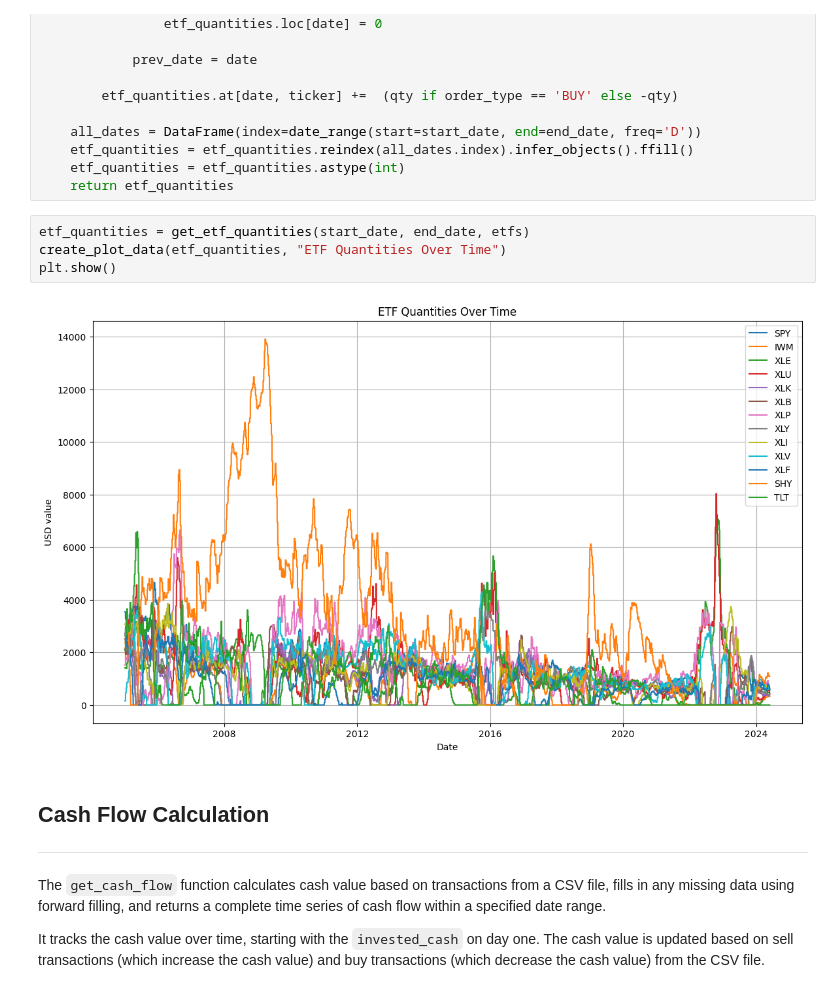
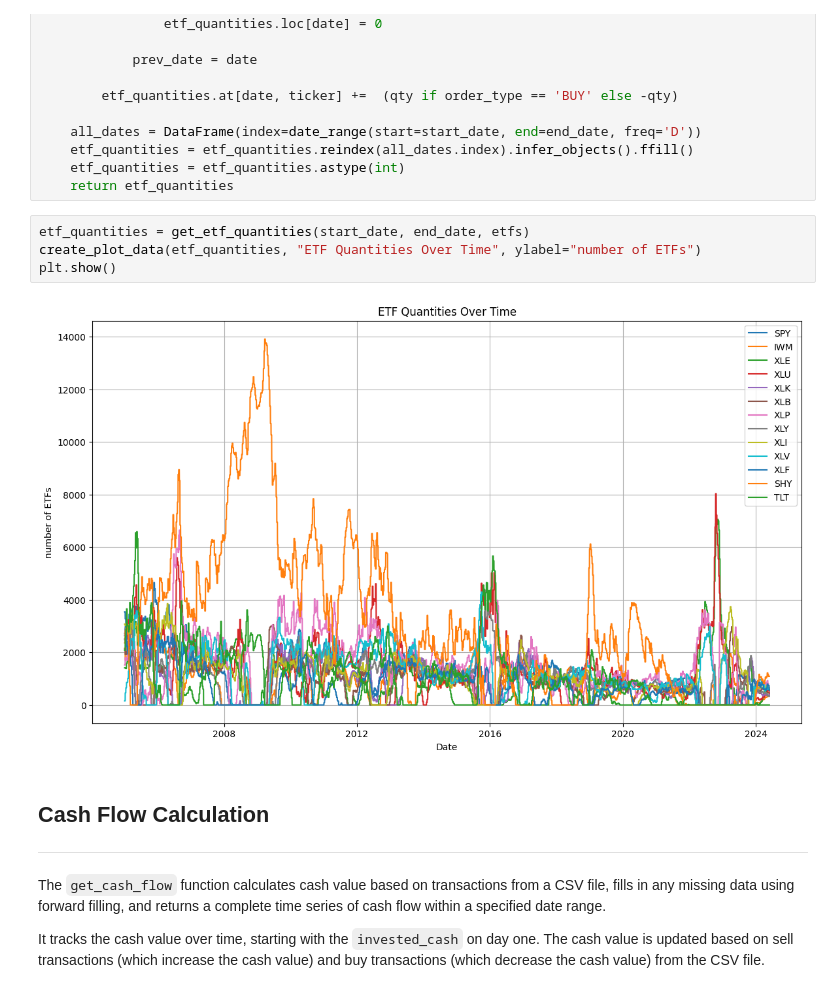
Before and after one commit to gyorgykoszegi39/portfolio-performance-be, a Jupyter notebook: jupyter_portfolio_performance.ipynb, the cells around one changed output. Saved outputs shown, nothing was run; the diff lists cells and outputs as text.

```diff
--- a/jupyter_portfolio_performance.ipynb
+++ b/jupyter_portfolio_performance.ipynb
@@ -198,10 +198,10 @@ def get_etf_quantities(start_date: Timestamp, end_date: Timestamp, etfs: List[st
     return etf_quantities
 # %%
 etf_quantities = get_etf_quantities(start_date, end_date, etfs)
-create_plot_data(etf_quantities, "ETF Quantities Over Time")
+create_plot_data(etf_quantities, "ETF Quantities Over Time", ylabel="number of ETFs")
 plt.show()
 # %% [output]
-[figure, old version]
+[figure, new version]
 # %% [markdown]
 ## Cash Flow Calculation
 ---
```
Also changed, not shown: parts of 3 cells of this notebook.
